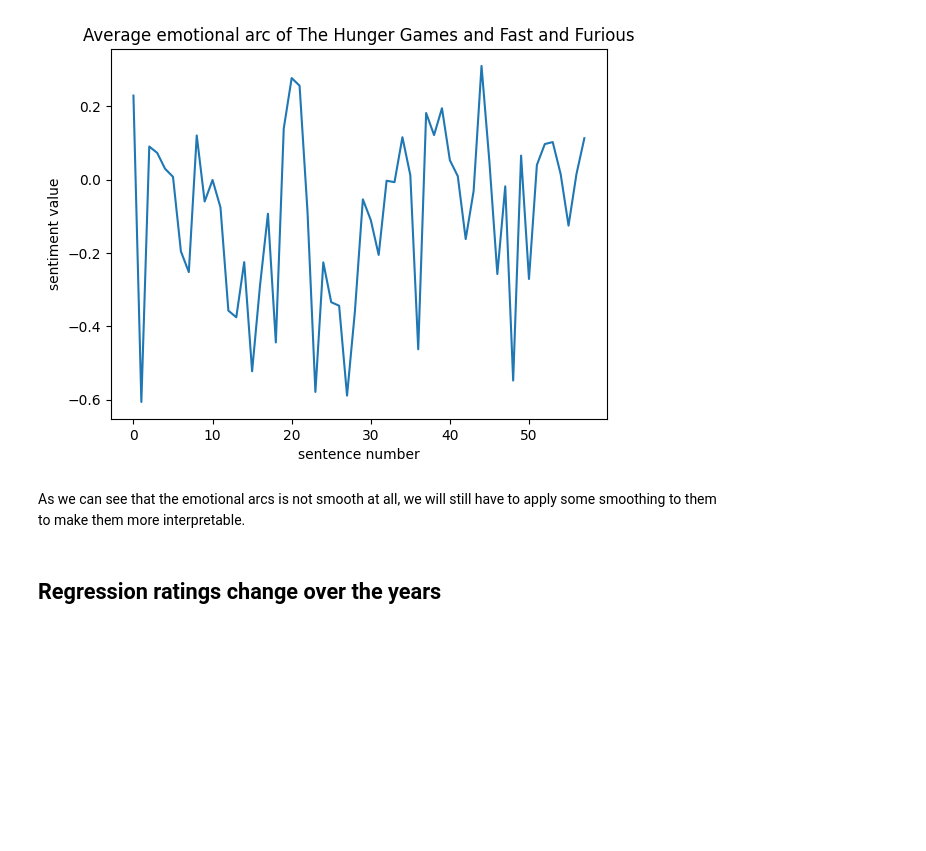
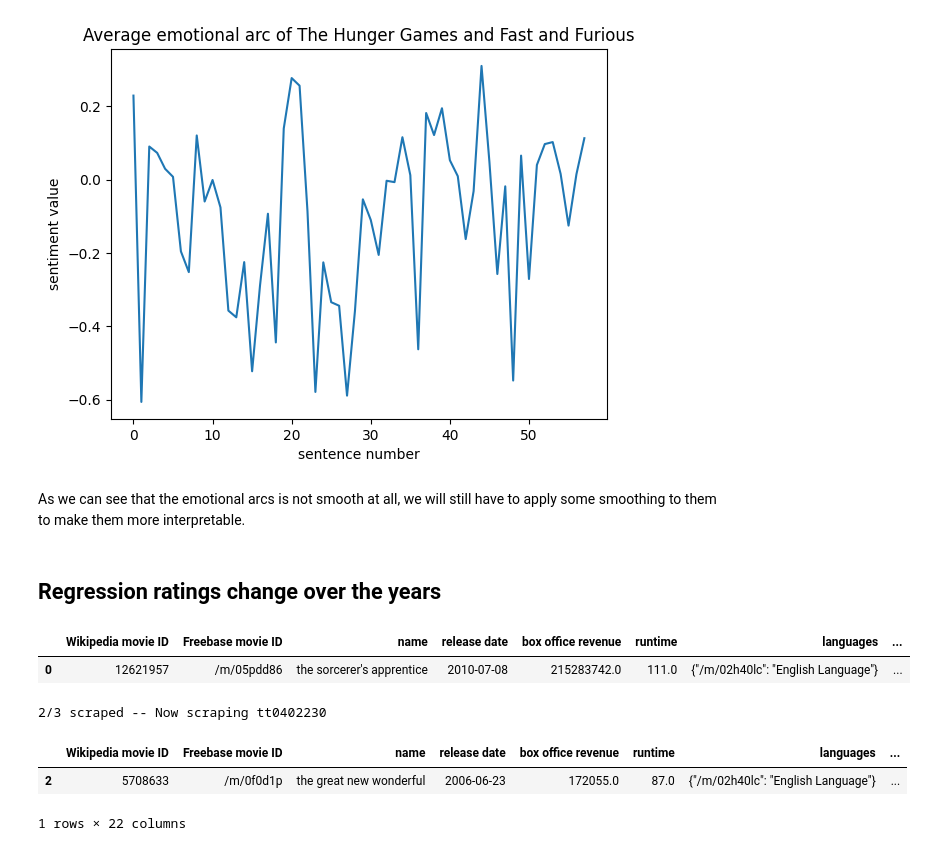
Before and after one commit to epfl-ada/ada-2023-project-msosm, a Jupyter notebook: main.ipynb, the cells around one changed output. Saved outputs shown, nothing was run; the diff lists cells and outputs as text; code cells hidden in the pictures; blank space fills up the shorter version.

Commit message:
fixed regression ratings over time

```diff
--- a/main.ipynb
+++ b/main.ipynb
@@ -383,3 +372,53 @@ rating_revenue = rating_revenue.merge(ratings,  left_on='tconst', right_on = 'id
+# %%
+# load merged dataset with imdb ids and movie metadata
+# loading merged in order to not have two huge dataset in memory
+res = pd.read_csv('data/movies_imdb_ids.csv')
+# %%
+res['release date'] = pd.to_datetime(res['release date'], format='%Y-%m-%d') # convert to datetime format
+res = res.loc[res['release date']  > datetime(2004, 1, 1)].copy()  # only consider dates after 2004 (before imdb didn't exist)
+res = res.loc[res['box office revenue'].notna()].copy() # remove ones without box office revenue
+res.reset_index(inplace=True, drop=True)
+res = res.loc[:, ~res.columns.str.contains('^Unnamed')]  # dropping unnamed columns
+res.head(1)
+# %% [output]
+|  | Wikipedia movie ID | Freebase movie ID | name | release date | box office revenue | runtime | languages | ... |
+| 0 | 12621957 | /m/05pdd86 | the sorcerer's apprentice | 2010-07-08 | 215283742.0 | 111.0 | {"/m/02h40lc": "English Language"} | ... |
+# %%
+# only run if want to scrpae new data
+number_elements_to_scrape = 3
+
+ratings_df = pd.DataFrame()
+num_voters_df = pd.DataFrame()
+
+for index, row in res.iloc[:number_elements_to_scrape].iterrows():
+
+    print(f"{index}/{number_elements_to_scrape} scraped -- Now scraping {row['tconst']}", end = '\r')
+
+    try:
+        dates, ratings, num_voters = scraper_review_next_and_five_years(row['tconst'], row['release date'])
+        ratings.extend(num_voters)
+        df = pd.DataFrame([ratings], columns=['after_one_year_rating', 'after_five_year_rating', 'one_year_num_voters', 'five_year_num_voters',], index = [row['tconst']])
+        ratings_df = pd.concat([df, ratings_df],  sort=False)
+        # df = pd.DataFrame([num_voters], columns=['first_date', 'second_date'], index = [row['tconst'] ])
+        # num_voters_df = pd.concat([df, num_voters_df],  sort=False)
+    except Exception as e:
+        print(f"Exception {e}")  # handling all excpetion in order to not sto pscraping process
+
+# print(result_df.head())
+ratings_df.to_csv('data/imbd_ratings.csv') # save scraped for future use
+# %% [output]
+2/3 scraped -- Now scraping tt0402230
+# %%
+ratings_df = pd.read_csv('data/imbd_ratings.csv')
+ratings_df = ratings_df.set_index(ratings_df.iloc[:, 0])
+ratings_df = ratings_df.loc[:, ~ratings_df.columns.str.contains('^Unnamed')]
+
+ratings_metadata = res.merge(ratings_df, how ='right', left_on='tconst', right_index=True)
+ratings_metadata.head(1)
+# %% [output]
+|  | Wikipedia movie ID | Freebase movie ID | name | release date | box office revenue | runtime | languages | ... |
+| 2 | 5708633 | /m/0f0d1p | the great new wonderful | 2006-06-23 | 172055.0 | 87.0 | {"/m/02h40lc": "English Language"} | ... |
+1 rows × 22 columns
 # %%
 def get_first_value_from_dictionary(row, value):
     genres = list(json.loads(row[value]).values())[0]
```
Also changed, not shown: parts of 10 cells of this notebook, 2 other files.
